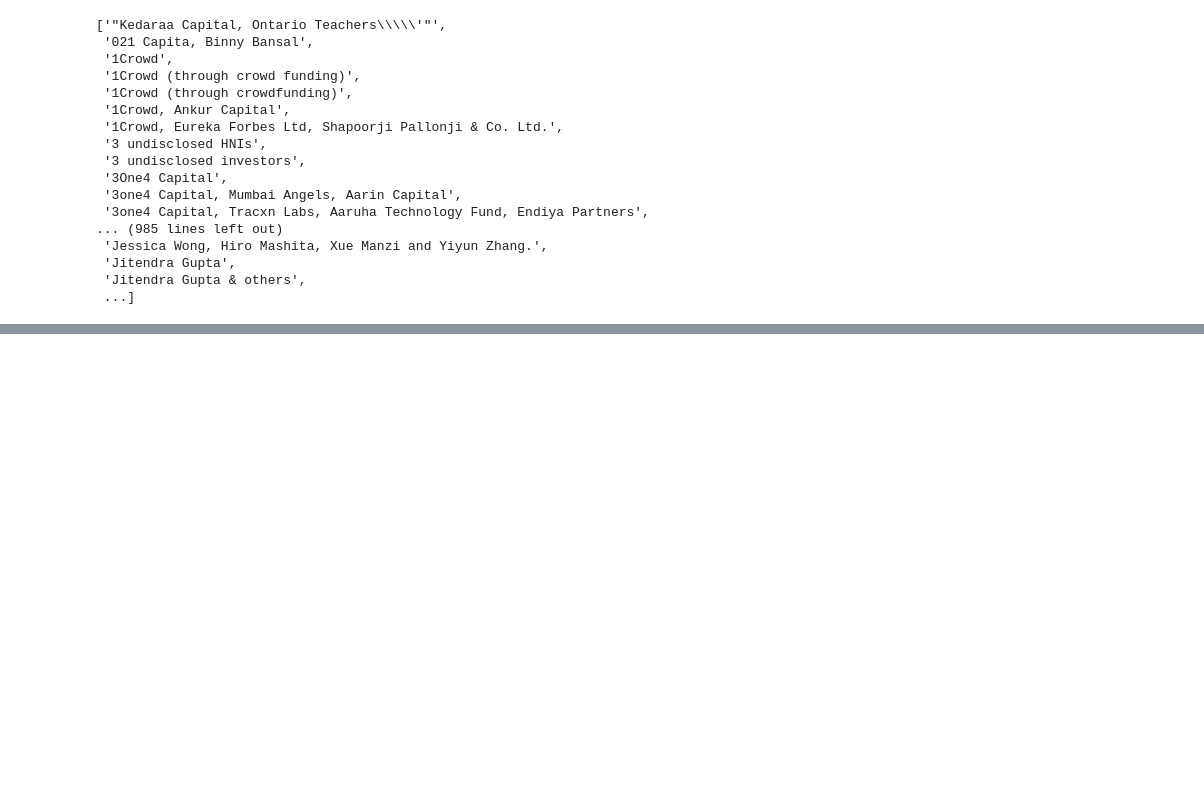
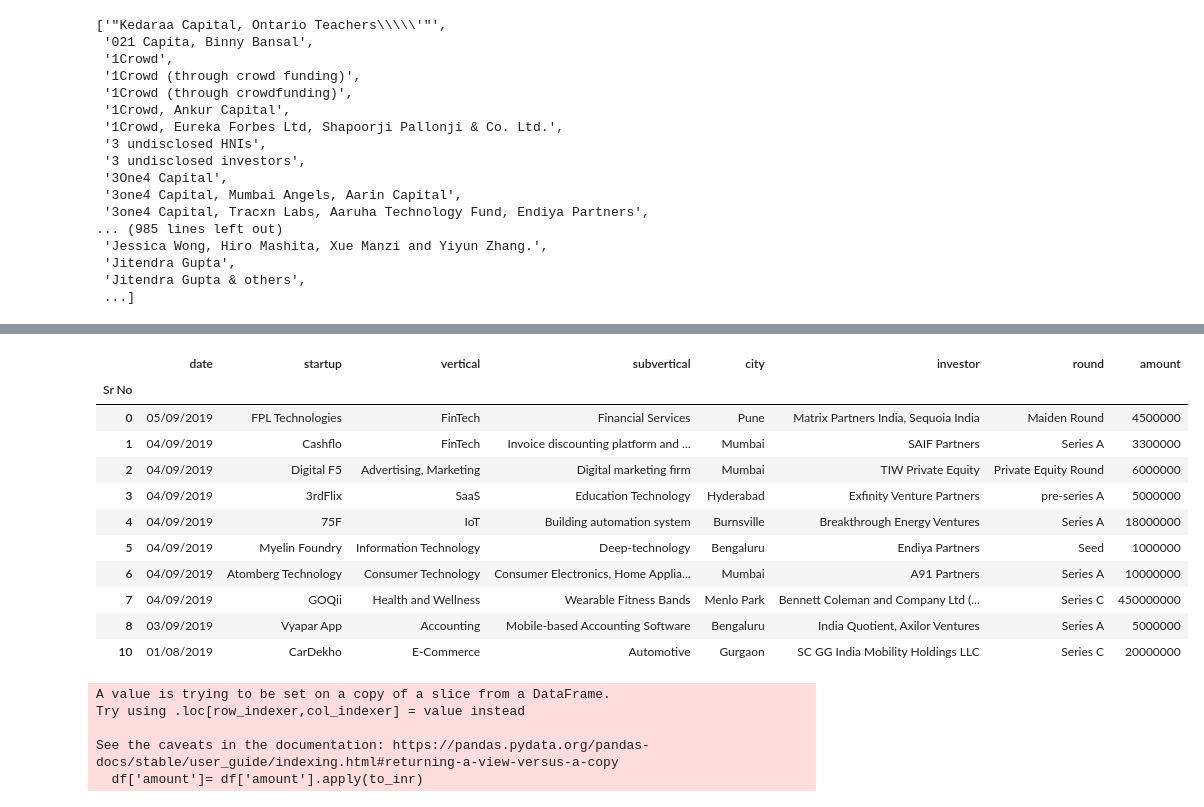
Before and after one commit to ishantiwariii/data-science, a Jupyter notebook: streamlit/pyt.ipynb, the cells around one changed output, grey strips where cells are left out. Saved outputs shown, nothing was run; the diff lists cells and outputs as text; code cells hidden in the pictures; blank space fills up the shorter version.

Commit message:
pandas multiindex series and dataframe added

```diff
--- a/streamlit/pyt.ipynb
+++ b/streamlit/pyt.ipynb
@@ -61,0 +89,11 @@ sorted(df['Investorsxe2x80x99 Name'].unique().tolist())
+# %%
+df.rename(columns={
+  'Date ddmmyyyy' : 'date',
+  'Startup Name' : 'startup',
+  'Industry Vertical' : 'vertical',
+  'SubVertical' : 'subvertical',
+  'City  Location' : 'city',
+  'Investorsxe2x80x99 Name' : 'investor',
+  'InvestmentnType' : 'round',
+  'Amount in USD' : 'amount'
+} , inplace= True)
@@ -61,0 +118,2 @@ sorted(df['Investorsxe2x80x99 Name'].unique().tolist())
+# %%
+df['amount']= df['amount'].fillna('0')
@@ -61,0 +138,7 @@ sorted(df['Investorsxe2x80x99 Name'].unique().tolist())
+# %%
+df['amount']= df['amount'].str.replace(',' , '')
+df['amount']= df['amount'].str.replace('Undisclosed' , '0')
+df['amount']= df['amount'].str.replace('undisclosed' , '0')
+df['amount']= df['amount'].str.replace('unknown' , '0')
+# %%
+df = df[df['amount'].str.isdigit()]
@@ -61,0 +161,15 @@ sorted(df['Investorsxe2x80x99 Name'].unique().tolist())
+# %%
+df.head(10)
+# %% [output]
+|  | date | startup | vertical | subvertical | city | investor | round | amount |
+| Sr No |  |  |  |  |  |  |  |  |
+| 0 | 05/09/2019 | FPL Technologies | FinTech | Financial Services | Pune | Matrix Partners India, Sequoia India | Maiden Round | 4500000 |
+| 1 | 04/09/2019 | Cashflo | FinTech | Invoice discounting platform and ... | Mumbai | SAIF Partners | Series A | 3300000 |
+| 2 | 04/09/2019 | Digital F5 | Advertising, Marketing | Digital marketing firm | Mumbai | TIW Private Equity | Private Equity Round | 6000000 |
+| 3 | 04/09/2019 | 3rdFlix | SaaS | Education Technology | Hyderabad | Exfinity Venture Partners | pre-series A | 5000000 |
+| 4 | 04/09/2019 | 75F | IoT | Building automation system | Burnsville | Breakthrough Energy Ventures | Series A | 18000000 |
+| 5 | 04/09/2019 | Myelin Foundry | Information Technology | Deep-technology | Bengaluru | Endiya Partners | Seed | 1000000 |
+| 6 | 04/09/2019 | Atomberg Technology | Consumer Technology | Consumer Electronics, Home Applia... | Mumbai | A91 Partners | Series A | 10000000 |
+| 7 | 04/09/2019 | GOQii | Health and Wellness | Wearable Fitness Bands | Menlo Park | Bennett Coleman and Company Ltd (... | Series C | 450000000 |
+| 8 | 03/09/2019 | Vyapar App | Accounting | Mobile-based Accounting Software | Bengaluru | India Quotient, Axilor Ventures | Series A | 5000000 |
+| 10 | 01/08/2019 | CarDekho | E-Commerce | Automotive | Gurgaon | SC GG India Mobility Holdings LLC | Series C | 20000000 |
@@ -61,0 +189,8 @@ sorted(df['Investorsxe2x80x99 Name'].unique().tolist())
+# %%
+df['amount']= df['amount'].apply(to_inr)
+# %% [output]
+A value is trying to be set on a copy of a slice from a DataFrame.
+Try using .loc[row_indexer,col_indexer] = value instead
+
+See the caveats in the documentation: https://pandas.pydata.org/pandas-docs/stable/user_guide/indexing.html#returning-a-view-versus-a-copy
+  df['amount']= df['amount'].apply(to_inr)
```
Also changed, not shown: parts of 7 cells of this notebook, 2 other files.
